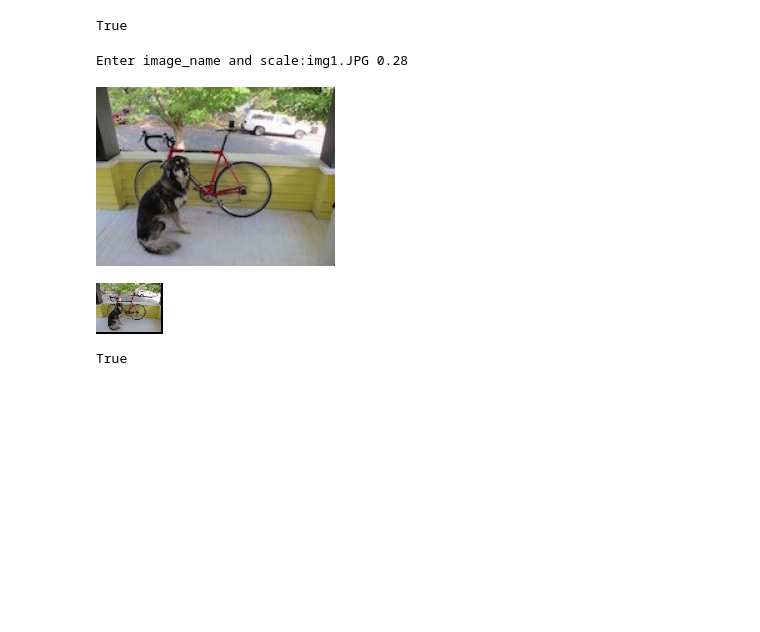
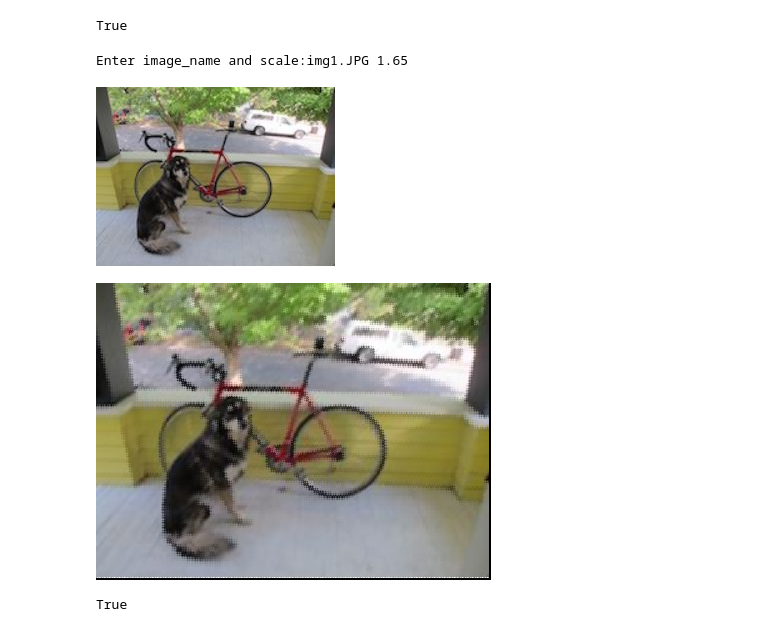
Before and after one commit to M-Moeini/Fundamental-Image-Filters-and-Resizer, a Jupyter notebook: Image-Filters.ipynb, the cells around one changed output. Drawn from its saved outputs; the diff is of its cells as text; code cells hidden in the pictures; blank space fills up the shorter version.

```diff
--- a/Image-Filters.ipynb
+++ b/Image-Filters.ipynb
@@ -59,35 +59,35 @@ def bilinearFilter(imgName,scale):
   k1 = m.ceil((scale)*img.shape[0])
   k2 = m.ceil((scale)*img.shape[1])
   d = np.zeros((k1,k2,3))
   for l in range(3):
     for j in range(d.shape[1]-2):
       for i in range(d.shape[0]-2):
         x = i/scale
         y = j/scale
 
         xf = m.floor(x)
         xc = m.floor(x)+1
         yf = m.floor(y)
         yc = m.floor(y)+1
 
         A1 = (xc-x)/(xc-xf)
         A2 = (x-xf)/(xc-xf)
         A3 = (yc-y)/(yc-yf)
         A4 = (y-yf)/(yc-yf)
 
         d[i,j,l] = A3*A1*img[xf,yf,l] + A3*A2*img[xf,yc,l] + A4*A1*img[xc,yf,l] + A4*A2*img[xc,yc,l]
 
   cv2_imshow(img)
   cv2_imshow(d)
 
-  d = imgOut
+  imgOut = d
   return imgOut
 
 
 imgName, scale = input("Enter image_name and scale:").split()
-cv.imwrite(nameMaker(imgName,"_BLF_DS.jpg"),bilinearFilter(imgName,scale))
+cv.imwrite(nameMaker(imgName,"_BLF_US.jpg"),bilinearFilter(imgName,scale))
 # %% [output]
-Enter image_name and scale:img1.JPG 0.28
+Enter image_name and scale:img1.JPG 1.65
 [figure]
-[figure, old version]
+[figure, new version]
 True
```
